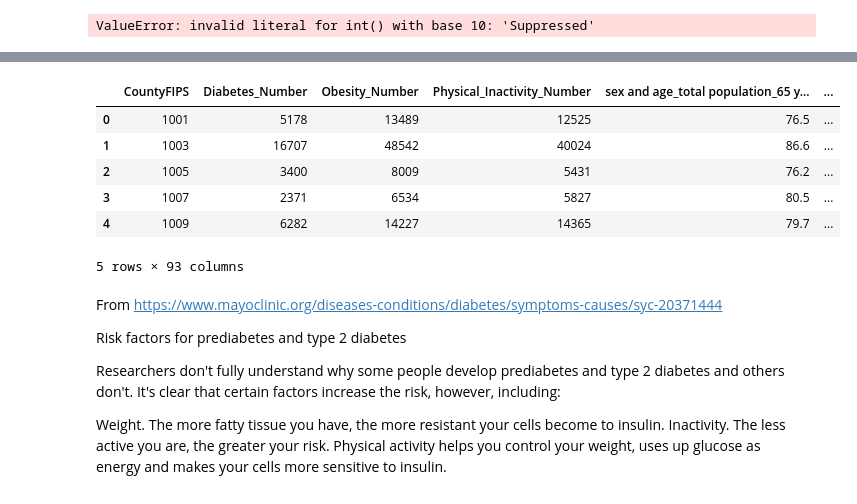
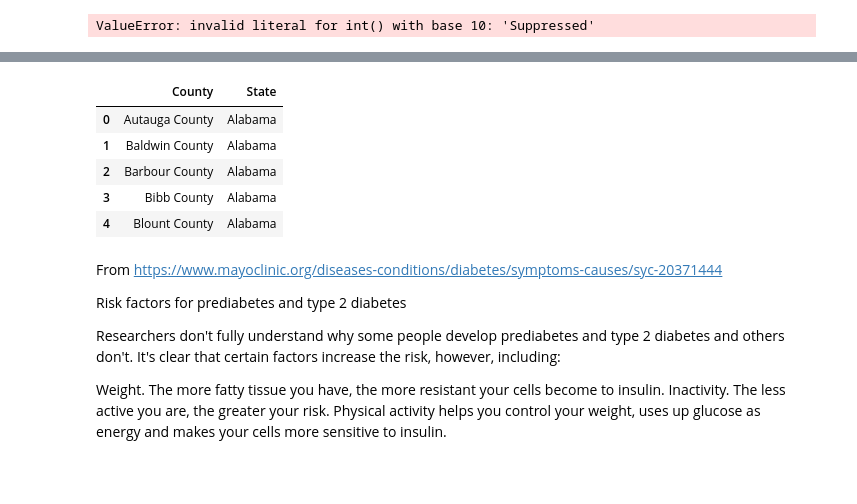
Before and after one commit to monicadelacruz/CSS-Project-2-Team-5-Fall-2020, a Jupyter notebook: project2.ipynb, the cells around one changed output, grey strips where cells are left out. Saved outputs shown, nothing was run; the diff lists cells and outputs as text; code cells hidden in the pictures.

```diff
--- a/project2.ipynb
+++ b/project2.ipynb
@@ -70,15 +68,14 @@ Data columns (total 95 columns):
 dtypes: float64(4), int64(89), object(2)
 memory usage: 2.3+ MB
 # %%
-clean.select_dtypes(exclude = "object").head()
+clean.select_dtypes(include = "object").head()
 # %% [output]
-|  | CountyFIPS | Diabetes_Number | Obesity_Number | Physical_Inactivity_Number | sex and age_total population_65 y... | ... |
-| 0 | 1001 | 5178 | 13489 | 12525 | 76.5 | ... |
-| 1 | 1003 | 16707 | 48542 | 40024 | 86.6 | ... |
-| 2 | 1005 | 3400 | 8009 | 5431 | 76.2 | ... |
-| 3 | 1007 | 2371 | 6534 | 5827 | 80.5 | ... |
-| 4 | 1009 | 6282 | 14227 | 14365 | 79.7 | ... |
+|  | County | State |
+| 0 | Autauga County | Alabama |
+| 1 | Baldwin County | Alabama |
+| 2 | Barbour County | Alabama |
+| 3 | Bibb County | Alabama |
+| 4 | Blount County | Alabama |
-5 rows × 93 columns
 # %% [markdown]
 From https://www.mayoclinic.org/diseases-conditions/diabetes/symptoms-causes/syc-20371444
 
```
Also changed, not shown: parts of 1 cell of this notebook.
